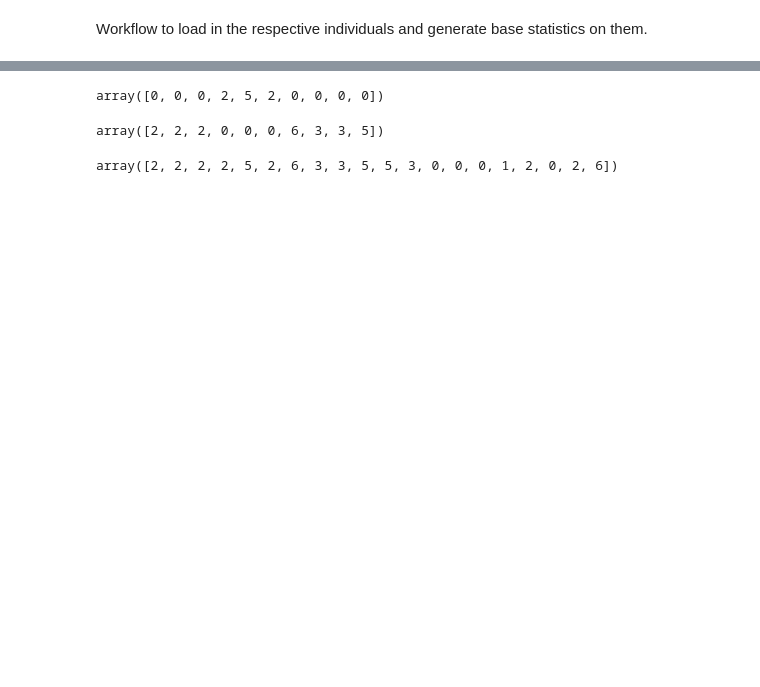
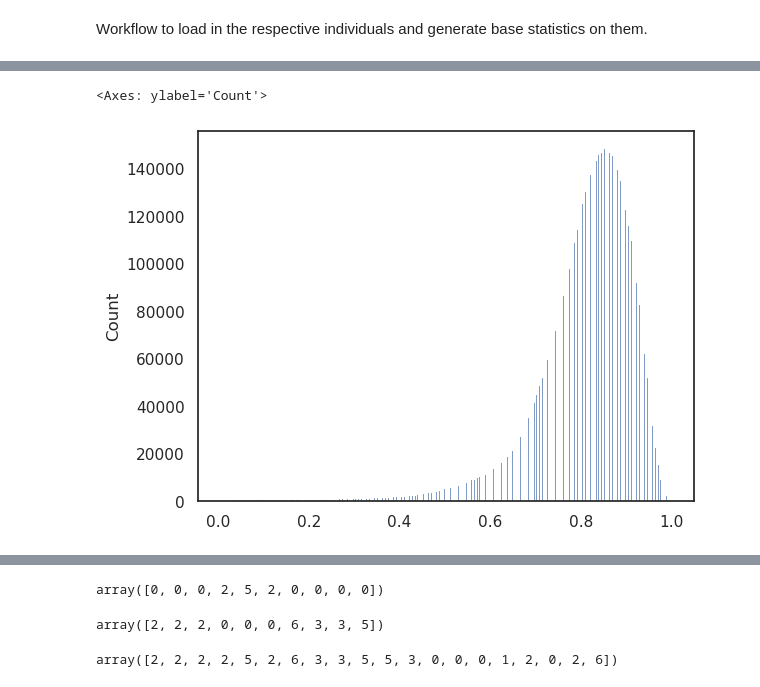
Before and after one commit to erikfogh/selection_primates, a Jupyter notebook: notebooks/standard01_stats_generation.ipynb, the cells around one changed output, grey strips where cells are left out. Saved outputs shown, nothing was run; the diff lists cells and outputs as text; code cells hidden in the pictures; blank space fills up the shorter version.

```diff
--- a/notebooks/standard01_stats_generation.ipynb
+++ b/notebooks/standard01_stats_generation.ipynb
@@ -92,7 +105,7 @@ glob.glob("../zarr_data/Macaca_maura_ssp/*")
 # %%
 
 print("Loading metadata")
-zarr_path = "../zarr_data/Macaca_maura_ssp"
+zarr_path = "../zarr_data/Macaca_mulatta_ssp"
 metadata_path = "/home/eriks/primatediversity/data/gVCFs_recalling_10_12_2024_metadata/"
 
 short_form = zarr_path.split("/")[-1].split("_")[0]
@@ -111,7 +124,7 @@ bed_files = read_beds(long_form)
 # Loading the genetic data.
 print("Loading genetic data")
 df_l = []
-for c in glob.glob(zarr_path+"/*"):
+for c in glob.glob(zarr_path+"/*")[:1]:
     ds = sg.load_dataset(c)
     print(c)
 # %% [output]
@@ -132,0 +167,5 @@ Dimensions without coordinates: variants
+# %%
+sns.histplot(sg.variant_stats(ds).variant_call_rate.values)
+# %% [output]
+<Axes: ylabel='Count'>
+[figure, added]
```
Also changed, not shown: parts of 31 cells of this notebook.
